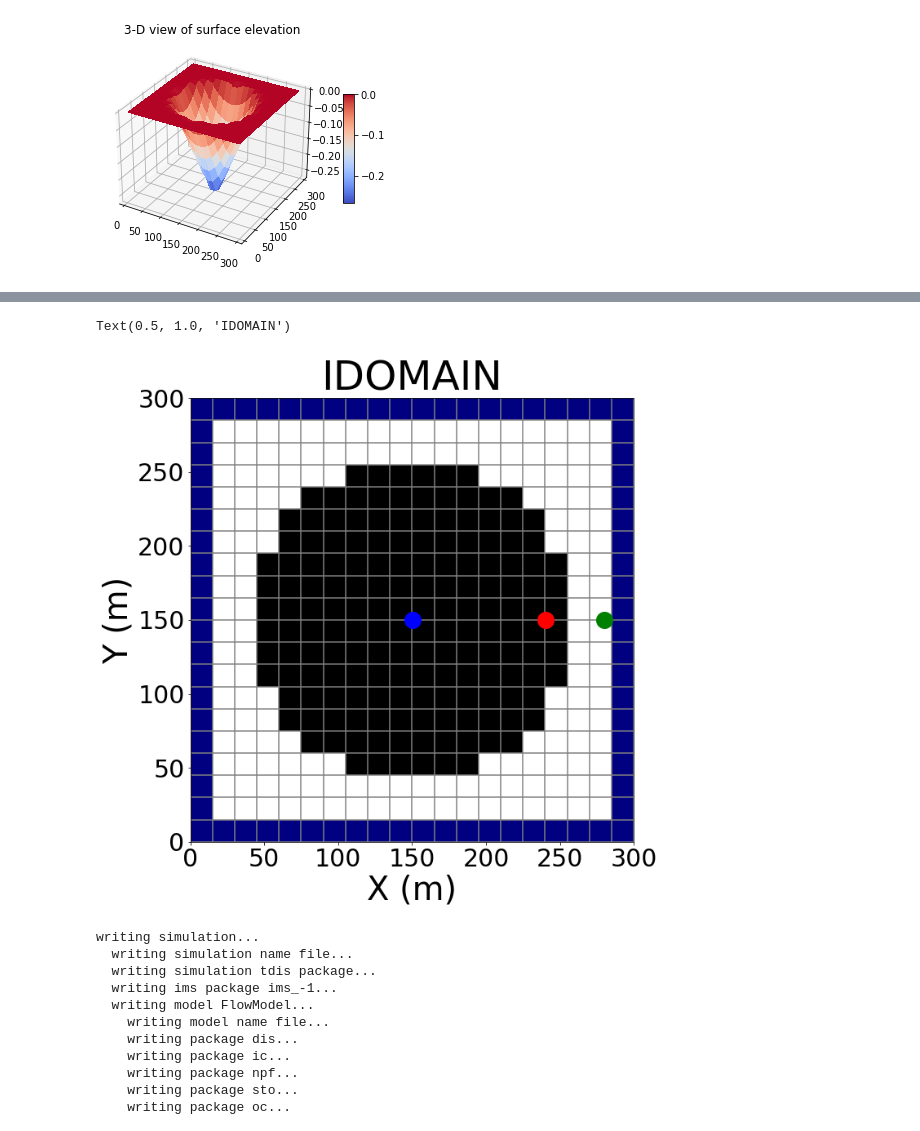
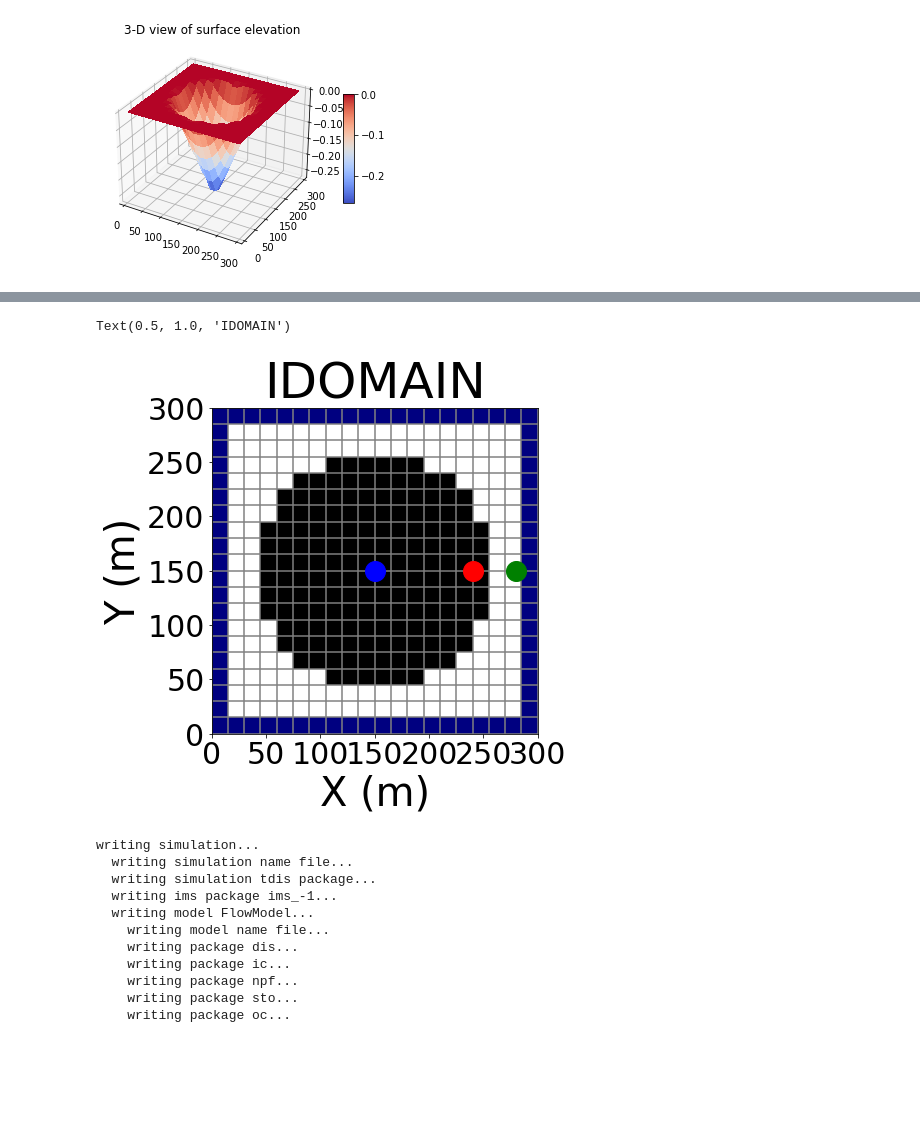
Before and after one commit to chenmingzhang/ewatering, a Jupyter notebook: modflow_planar_2D/ewatering_mf6_jupytext.ipynb, the cells around one changed output, grey strips where cells are left out. Drawn from its saved outputs; the diff is of its cells as text; code cells hidden in the pictures; blank space fills up the shorter version.

```diff
--- a/modflow_planar_2D/ewatering_mf6_jupytext.ipynb
+++ b/modflow_planar_2D/ewatering_mf6_jupytext.ipynb
@@ -896,26 +966,26 @@ cbar.ax.tick_params(labelsize=30)
 # %%
 #
-fig = plt.figure(figsize=(8, 8))
+fig = plt.figure(figsize=(6, 6))
 ax = fig.add_subplot(1, 1, 1, aspect='equal')
 #arr=g.plot(ax, a=dis.idomain, masked_values=[0], edgecolor='none', cmap='jet')
 mm = flopy.plot.PlotMapView(model=gwf)
 #mm.plot_ibound()
 #flopy.plot.plot_shapefile(rf2shp, ax=ax, facecolor='yellow', alpha=0.25)
 rch_ = mm.plot_bc("RCH")
 chd_ = mm.plot_bc("CHD")
 #obs_ = mm.plot_bc("OBS")
 plt.plot(point_SA3.x_m,point_SA3.y_m,'ro',markersize=20)
 plt.plot(point_SA2.x_m,point_SA2.y_m,'bo',markersize=20)
 plt.plot(point_SA4.x_m,point_SA4.y_m,'go',markersize=20)
 mm.plot_grid()
 plt.xticks(fontsize=30)
 plt.yticks(fontsize=30)
 ax.set_xlabel('X (m)', fontsize=40)
 ax.set_ylabel('Y (m)', fontsize=40)
 ax.set_title('IDOMAIN', fontsize=50)
 # %% [output]
 Text(0.5, 1.0, 'IDOMAIN')
-[figure, old version]
+[figure, new version]
 # %%
 #
 sim.write_simulation(silent=False)
```
Also changed, not shown: parts of 16 cells of this notebook, 5 other files.
